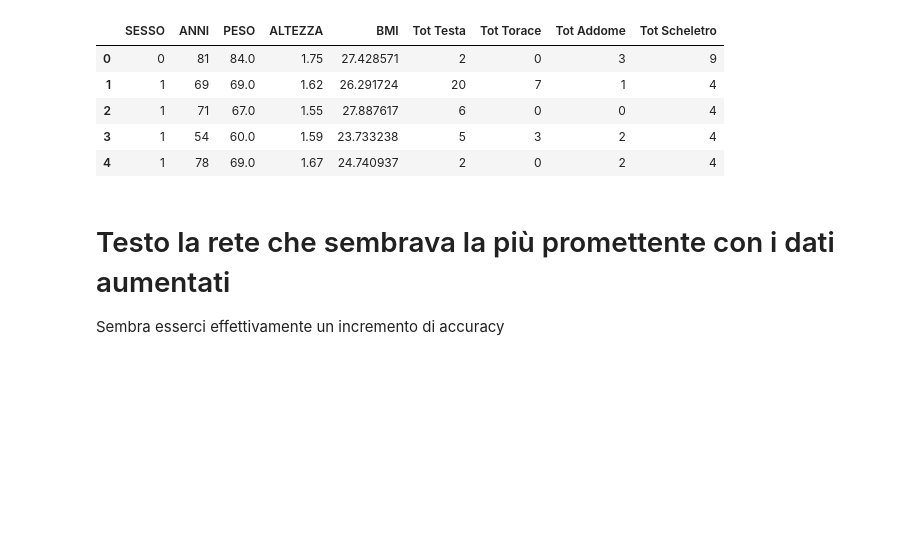
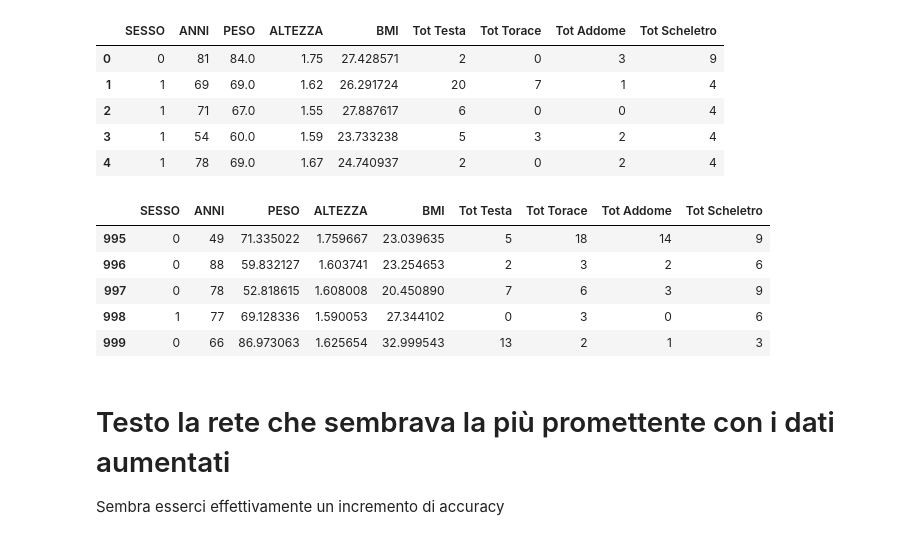
Before and after one commit to Mafidyuz/NeuralNetworksExercises, a Jupyter notebook: codice/incidenti1.ipynb, the cells around one changed output. Cells and saved outputs as stored; diff of their text form; code cells hidden in the pictures; blank space fills up the shorter version.

```diff
--- a/codice/incidenti1.ipynb
+++ b/codice/incidenti1.ipynb
@@ -235,6 +229,15 @@ X_os.head()
 | 2 | 1 | 71 | 67.0 | 1.55 | 27.887617 | 6 | 0 | 0 | 4 |
 | 3 | 1 | 54 | 60.0 | 1.59 | 23.733238 | 5 | 3 | 2 | 4 |
 | 4 | 1 | 78 | 69.0 | 1.67 | 24.740937 | 2 | 0 | 2 | 4 |
+# %%
+X_os.tail()
+# %% [output]
+|  | SESSO | ANNI | PESO | ALTEZZA | BMI | Tot Testa | Tot Torace | Tot Addome | Tot Scheletro |
+| 995 | 0 | 49 | 71.335022 | 1.759667 | 23.039635 | 5 | 18 | 14 | 9 |
+| 996 | 0 | 88 | 59.832127 | 1.603741 | 23.254653 | 2 | 3 | 2 | 6 |
+| 997 | 0 | 78 | 52.818615 | 1.608008 | 20.450890 | 7 | 6 | 3 | 9 |
+| 998 | 1 | 77 | 69.128336 | 1.590053 | 27.344102 | 0 | 3 | 0 | 6 |
+| 999 | 0 | 66 | 86.973063 | 1.625654 | 32.999543 | 13 | 2 | 1 | 3 |
 # %% [markdown]
 # Testo la rete che sembrava la più promettente con i dati aumentati
 
```
Also changed, not shown: parts of 12 cells of this notebook, 3 other files.
